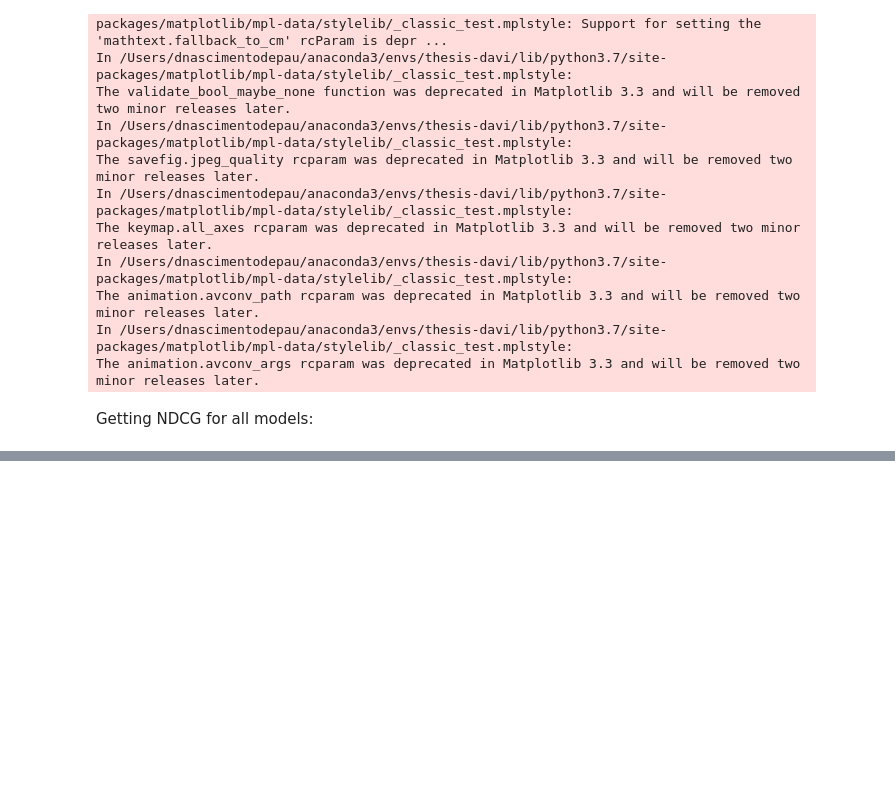
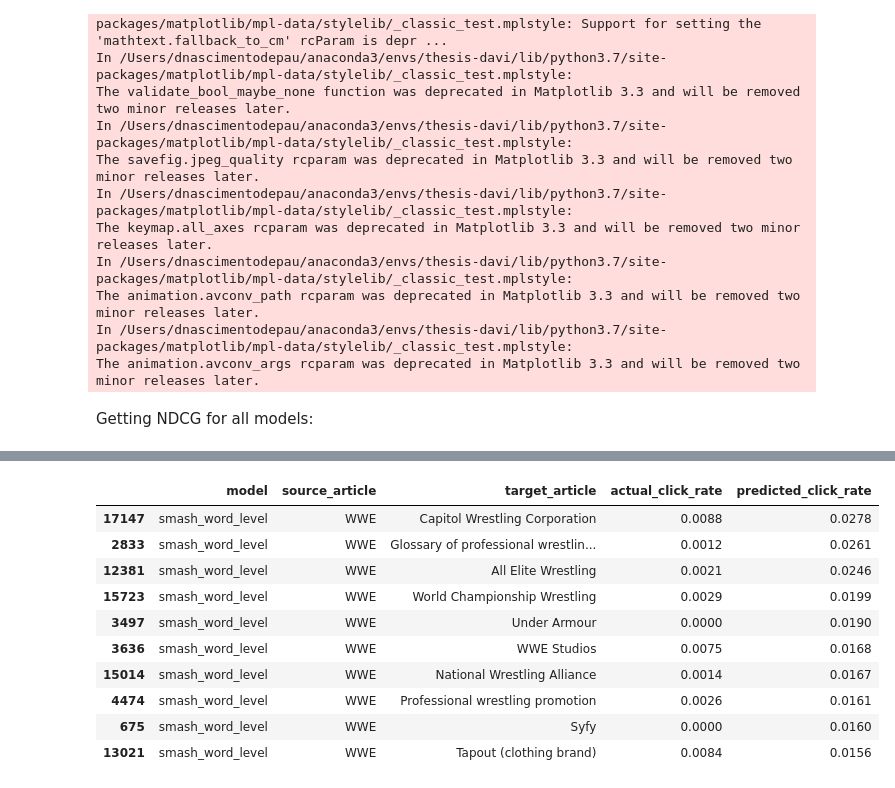
Before and after one commit to davipaula/master-thesis, a Jupyter notebook: Results analyzer.ipynb, the cells around one changed output, grey strips where cells are left out. Drawn from its saved outputs; the diff is of its cells as text; code cells hidden in the pictures; blank space fills up the shorter version.

```diff
--- a/Results analyzer.ipynb
+++ b/Results analyzer.ipynb
@@ -129,0 +203,14 @@ _results = results_analyzer.calculate_statistics_per_group()
+# %%
+a[a["source_article"] == "WWE"].nlargest(10, 'predicted_click_rate')
+# %% [output]
+|  | model | source_article | target_article | actual_click_rate | predicted_click_rate |
+| 17147 | smash_word_level | WWE | Capitol Wrestling Corporation | 0.0088 | 0.0278 |
+| 2833 | smash_word_level | WWE | Glossary of professional wrestlin... | 0.0012 | 0.0261 |
+| 12381 | smash_word_level | WWE | All Elite Wrestling | 0.0021 | 0.0246 |
+| 15723 | smash_word_level | WWE | World Championship Wrestling | 0.0029 | 0.0199 |
+| 3497 | smash_word_level | WWE | Under Armour | 0.0000 | 0.0190 |
+| 3636 | smash_word_level | WWE | WWE Studios | 0.0075 | 0.0168 |
+| 15014 | smash_word_level | WWE | National Wrestling Alliance | 0.0014 | 0.0167 |
+| 4474 | smash_word_level | WWE | Professional wrestling promotion | 0.0026 | 0.0161 |
+| 675 | smash_word_level | WWE | Syfy | 0.0000 | 0.0160 |
+| 13021 | smash_word_level | WWE | Tapout (clothing brand) | 0.0084 | 0.0156 |
```
Also changed, not shown: parts of 18 cells of this notebook, 1 other file.
